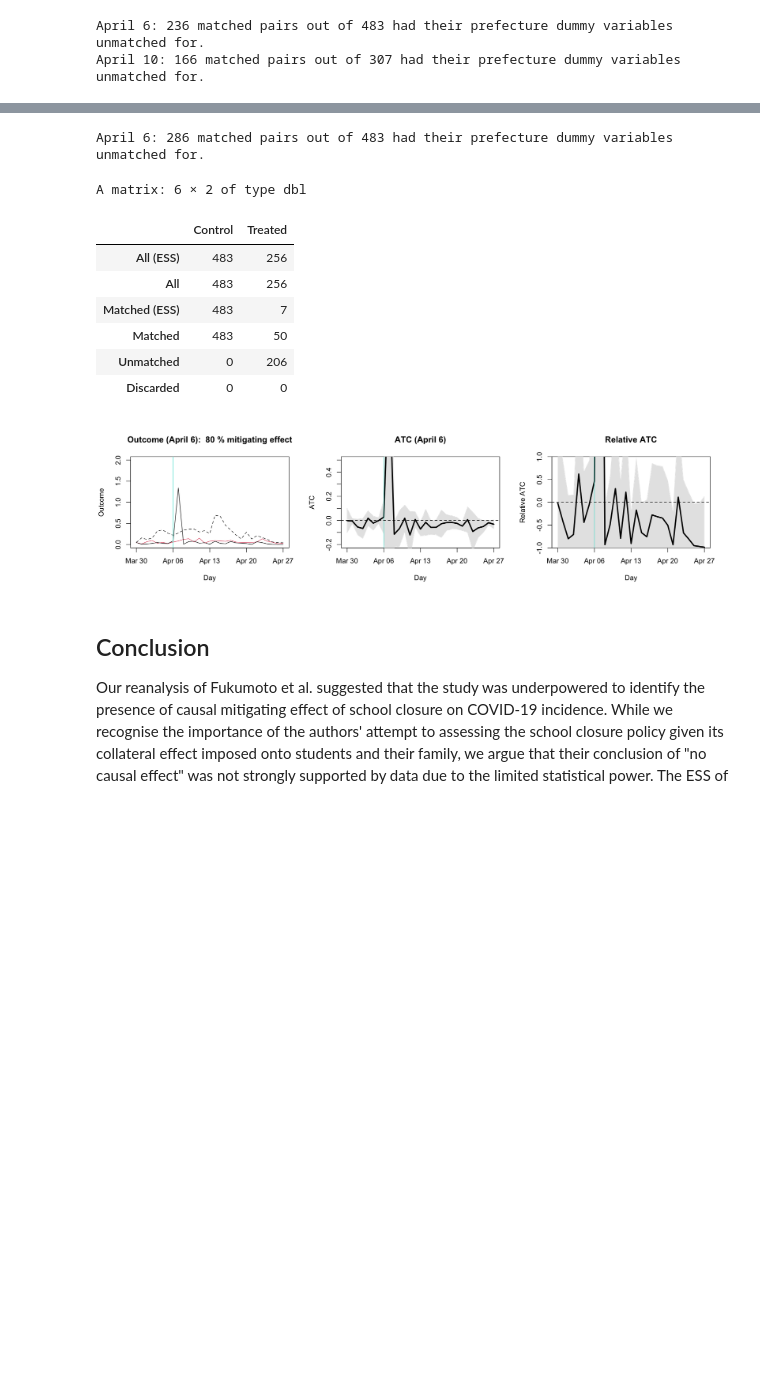
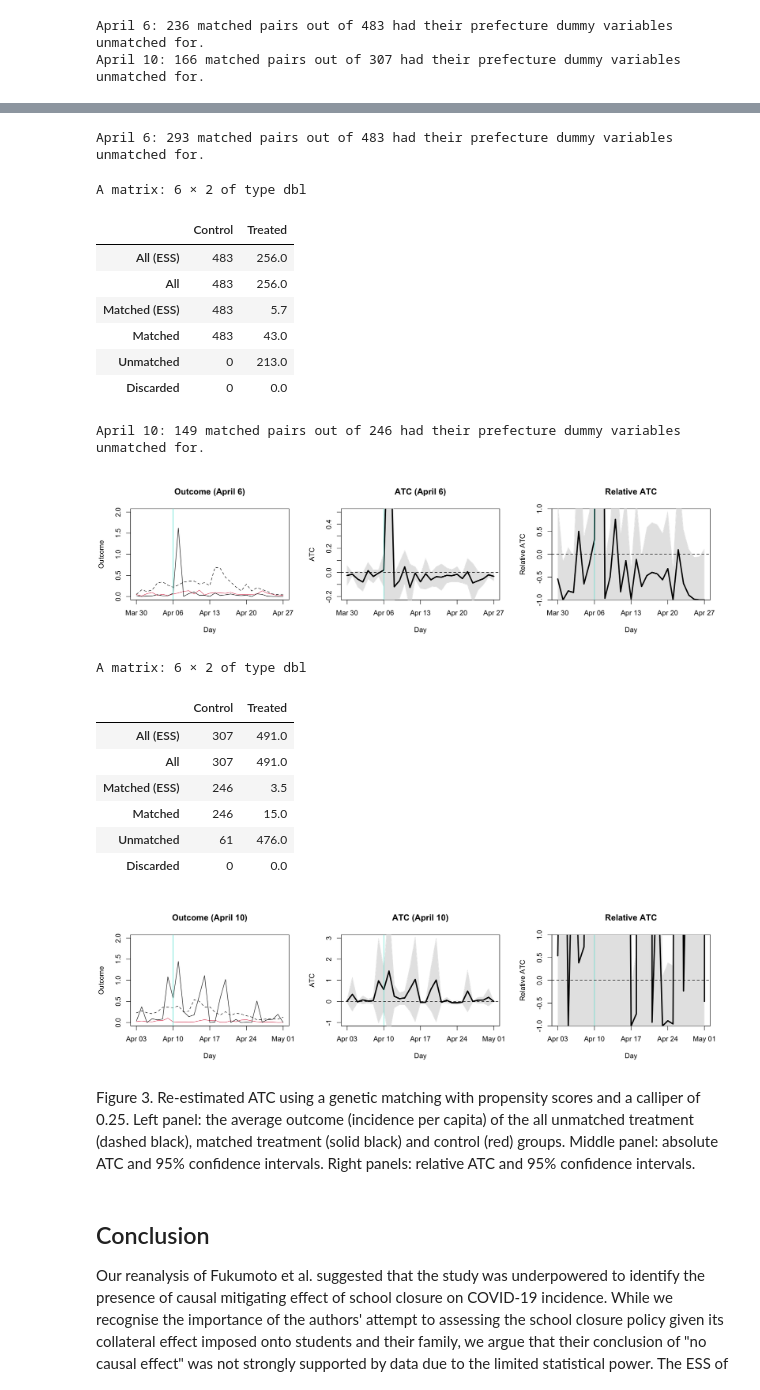
Before and after one commit to akira-endo/reanalysis_Fukumoto2021, a Jupyter notebook: main.ipynb, the cells around one changed output, grey strips where cells are left out. Drawn from its saved outputs; the diff is of its cells as text; code cells hidden in the pictures; blank space fills up the shorter version.

Commit message:
add rematching

```diff
--- a/main.ipynb
+++ b/main.ipynb
@@ -312,23 +314,39 @@ source("src/re_do.0406.R",chdir=T)
 # %%
 ## ATT on April 6
 options(repr.plot.width=15,repr.plot.height=4)
 par(mfrow=c(1,3),cex=1)
 
-source("src/rematching.R",chdir=T)
+source("src/rematching0406.R",chdir=T)
 figlabels=c("1_e_rematch","1_f_rematch")
 relATplot(figlabels, "ATC",shadecolor="gray90",dir="output/",titlewithdate=F,returnmatch=F)
 m.out$nn%>%round(.,1)
+source("src/rematching0410.R",chdir=T)
+figlabels=c("1_g_rematch","1_h_rematch")
+relATplot(figlabels, "ATC",shadecolor="gray90",dir="output/",titlewithdate=F,returnmatch=F)
+m.out$nn%>%round(.,1)
 # %% [output]
-April 6: 286 matched pairs out of 483 had their prefecture dummy variables unmatched for.
+April 6: 293 matched pairs out of 483 had their prefecture dummy variables unmatched for.
 A matrix: 6 × 2 of type dbl
 |  | Control | Treated |
-| All (ESS) | 483 | 256 |
-| All | 483 | 256 |
-| Matched (ESS) | 483 | 7 |
-| Matched | 483 | 50 |
-| Unmatched | 0 | 206 |
-| Discarded | 0 | 0 |
+| All (ESS) | 483 | 256.0 |
+| All | 483 | 256.0 |
+| Matched (ESS) | 483 | 5.7 |
+| Matched | 483 | 43.0 |
+| Unmatched | 0 | 213.0 |
+| Discarded | 0 | 0.0 |
+April 10: 149 matched pairs out of 246 had their prefecture dummy variables unmatched for.
-[figure, old version]
+[figure, new version]
+A matrix: 6 × 2 of type dbl
+|  | Control | Treated |
+| All (ESS) | 307 | 491.0 |
+| All | 307 | 491.0 |
+| Matched (ESS) | 246 | 3.5 |
+| Matched | 246 | 15.0 |
+| Unmatched | 61 | 476.0 |
+| Discarded | 0 | 0.0 |
+[figure, added]
+# %% [markdown]
+Figure 3. Re-estimated ATC using a genetic matching with propensity scores and a calliper of 0.25. Left panel: the average outcome (incidence per capita) of the all unmatched treatment (dashed black), matched treatment (solid black) and control (red) groups. Middle panel: absolute ATC and 95% confidence intervals. Right panels: relative ATC and 95% confidence intervals.
 # %% [markdown]
 ## Conclusion
 Our reanalysis of Fukumoto et al. suggested that the study was underpowered to identify the presence of causal mitigating effect of school closure on COVID-19 incidence. While we recognise the importance of the authors' attempt to assessing the school closure policy given its collateral effect imposed onto students and their family, we argue that their conclusion of "no causal effect" was not strongly supported by data due to the limited statistical power. The ESS of matched arms were around 40–50 for the main analysis, which was likely insufficient to find a difference between COVID-19 incidence rates with a substantial variation. The observed separation in propensity scores, which remained even after suppression of overfitting, suggested that there may have been little randomness in the treatment assignment (i.e. whether a municipality is assigned to the treatment or control groups were almost completely predictable from its covariates), limiting the possibility of quasi-experimental analysis within the available data. Finding no mitigating effect of school closure is not surprising in itself because children were not the major drivers of the outbreak especially in the earliest period (Davis et al. 2020); nonetheless, an empirical evidence claiming "no effect" would need to at least show the effect is below the level of practical significance to appear convincing.
```
Also changed, not shown: parts of 3 cells of this notebook, 14 other files.
